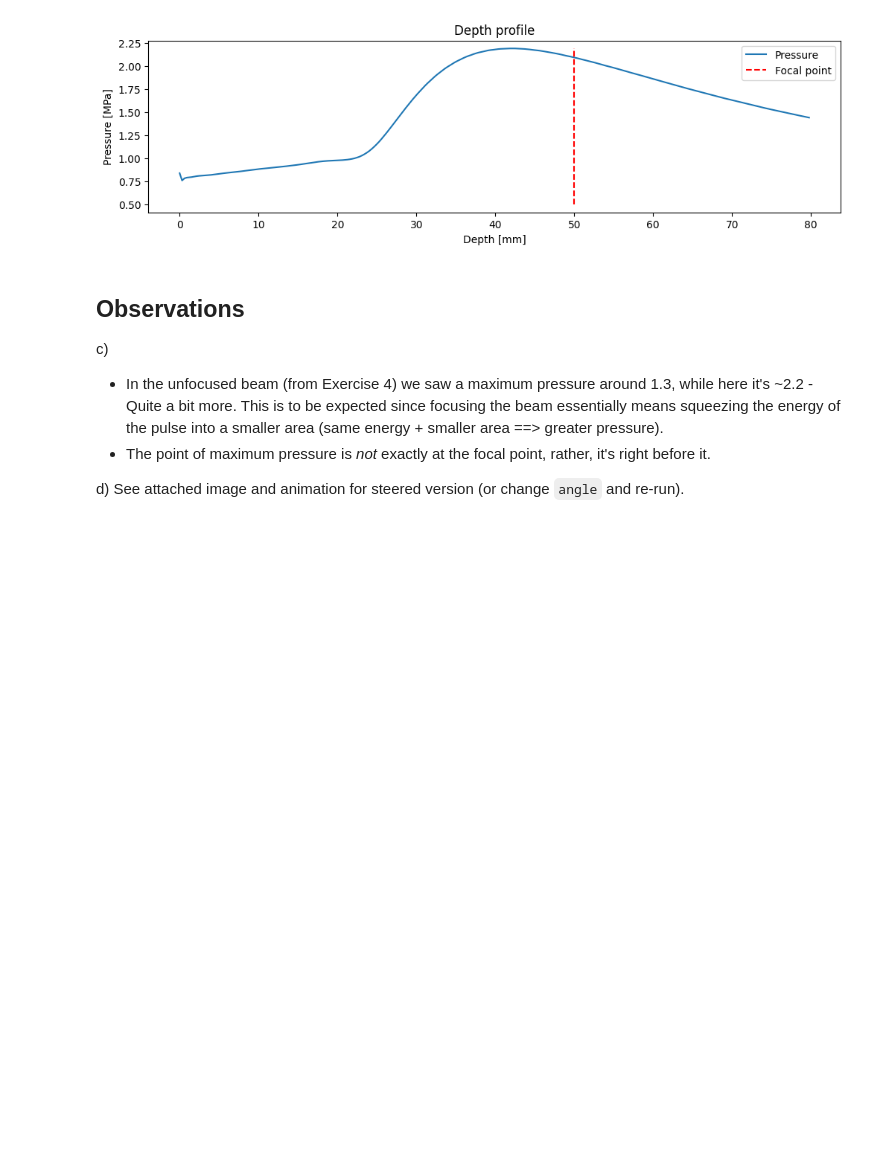
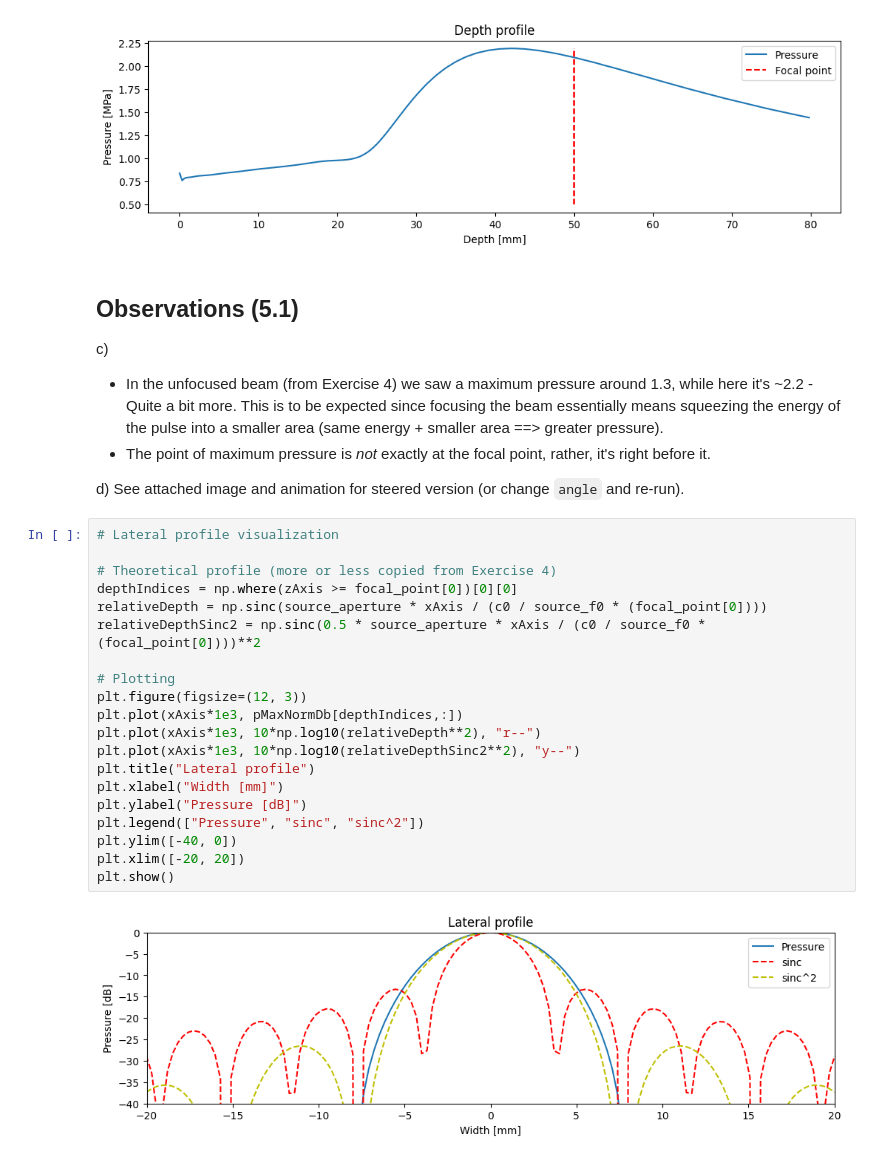
Before and after one commit to ChrisVaksdal/MEDT4165, a Jupyter notebook: Exercise 5/Exercise_5.ipynb, the cells around one changed output. Drawn from its saved outputs; the diff is of its cells as text; blank space fills up the shorter version.

```diff
--- a/Exercise 5/Exercise_5.ipynb
+++ b/Exercise 5/Exercise_5.ipynb
@@ -254,10 +258,32 @@ plt.show()
 # %% [output]
 [figure]
 # %% [markdown]
-## Observations
+## Observations (5.1)
 
 c)
 - In the unfocused beam (from Exercise 4) we saw a maximum pressure around 1.3, while here it's ~2.2 - Quite a bit more. This is to be expected since focusing the beam essentially means squeezing the energy of the pulse into a smaller area (same energy + smaller area ==> greater pressure).
 - The point of maximum pressure is *not* exactly at the focal point, rather, it's right before it.
 
 d) See attached image and animation for steered version (or change `angle` and re-run).
+# %%
+# Lateral profile visualization
+
+# Theoretical profile (more or less copied from Exercise 4)
+depthIndices = np.where(zAxis >= focal_point[0])[0][0]
+relativeDepth = np.sinc(source_aperture * xAxis / (c0 / source_f0 * (focal_point[0])))
+relativeDepthSinc2 = np.sinc(0.5 * source_aperture * xAxis / (c0 / source_f0 * (focal_point[0])))**2
+
+# Plotting
+plt.figure(figsize=(12, 3))
+plt.plot(xAxis*1e3, pMaxNormDb[depthIndices,:])
+plt.plot(xAxis*1e3, 10*np.log10(relativeDepth**2), "r--")
+plt.plot(xAxis*1e3, 10*np.log10(relativeDepthSinc2**2), "y--")
+plt.title("Lateral profile")
+plt.xlabel("Width [mm]")
+plt.ylabel("Pressure [dB]")
+plt.legend(["Pressure", "sinc", "sinc^2"])
+plt.ylim([-40, 0])
+plt.xlim([-20, 20])
+plt.show()
+# %% [output]
+[figure, added]
```
Also changed, not shown: parts of 7 cells of this notebook.
